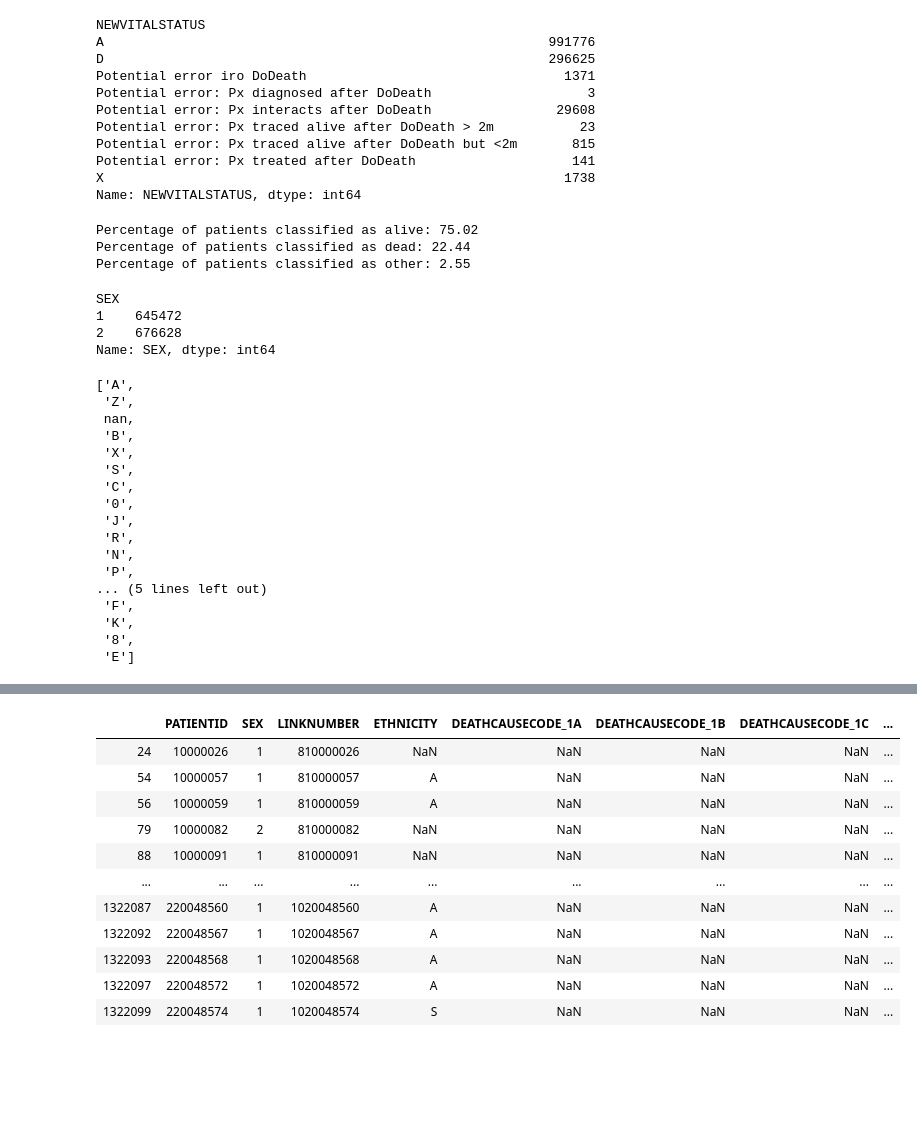
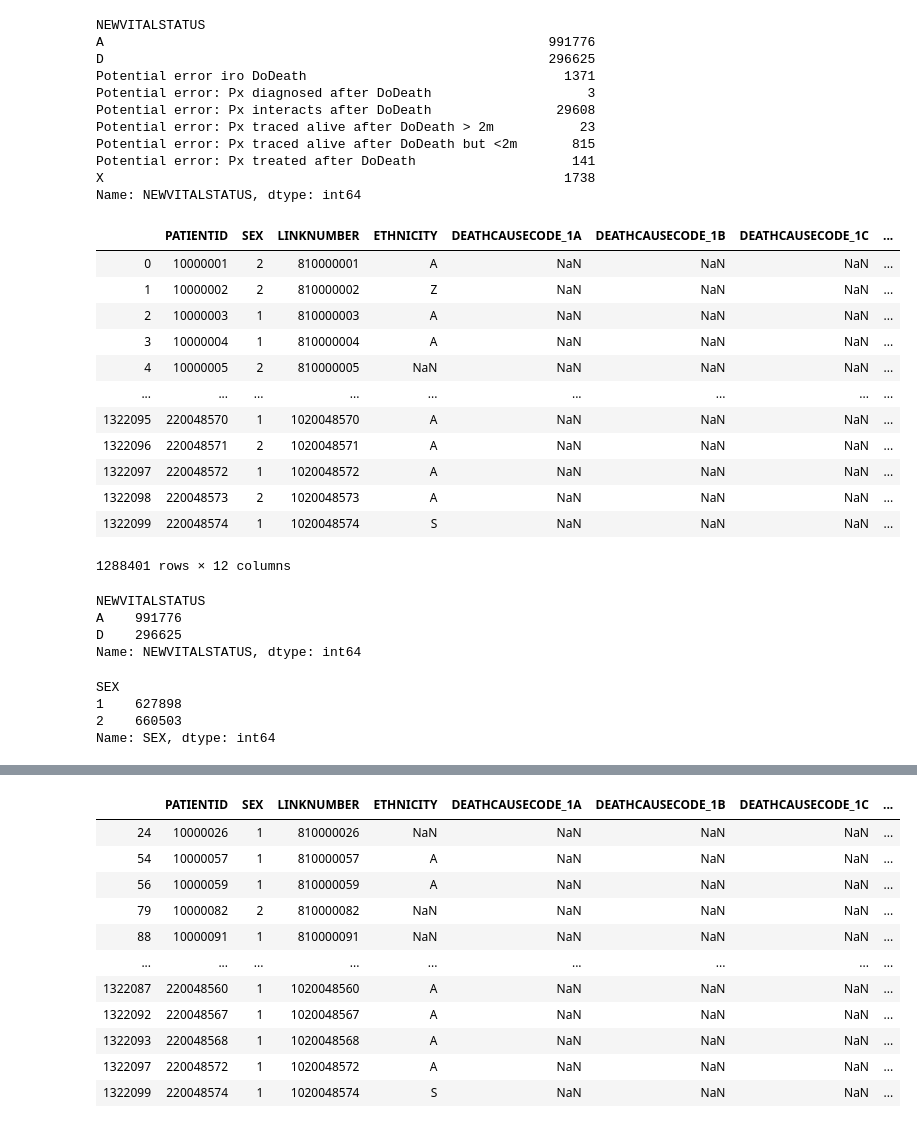
Before and after one commit to ElsaGH/TFM_Elsa_Garcia_Hernandez, a Jupyter notebook: Notebooks/sim_av_patient.ipynb, the cells around one changed output, grey strips where cells are left out. Cells and saved outputs as stored; diff of their text form; code cells hidden in the pictures; blank space fills up the shorter version.

Commit message:
2020-02-10 sim_av_patient - sim_av_tumour

```diff
--- a/Notebooks/sim_av_patient.ipynb
+++ b/Notebooks/sim_av_patient.ipynb
@@ -2,5 +2,7 @@
 import pandas as pd
 import numpy as np
 from zipfile import ZipFile
+# %%
+pd.set_option('display.max_columns', None)
 # %%
 zf = ZipFile('../Data/sim_av_patient.zip')
@@ -138,44 +127,37 @@ Potential error: Px traced alive after DoDeath but <2m       815
 Potential error: Px treated after DoDeath                    141
 X                                                           1738
 Name: NEWVITALSTATUS, dtype: int64
-# %%
-percentage_alive = np.mean(df['NEWVITALSTATUS'] == 'A') * 100
-percentage_dead = np.mean(df['NEWVITALSTATUS'] == 'D') * 100
-percentage_others = np.mean((df['NEWVITALSTATUS'] != 'A') & (df['NEWVITALSTATUS'] != 'D')) * 100
-print("Percentage of patients classified as alive: %.2f" % percentage_alive)
-print("Percentage of patients classified as dead: %.2f" % percentage_dead)
-print("Percentage of patients classified as other: %.2f" % percentage_others)
-# %% [output]
-Percentage of patients classified as alive: 75.02
-Percentage of patients classified as dead: 22.44
-Percentage of patients classified as other: 2.55
+# %%
+df = df.drop(df[(df['NEWVITALSTATUS'] != 'A') & (df['NEWVITALSTATUS'] != 'D')].index)
+df
+# %% [output]
+|  | PATIENTID | SEX | LINKNUMBER | ETHNICITY | DEATHCAUSECODE_1A | DEATHCAUSECODE_1B | DEATHCAUSECODE_1C | ... |
+| 0 | 10000001 | 2 | 810000001 | A | NaN | NaN | NaN | ... |
+| 1 | 10000002 | 2 | 810000002 | Z | NaN | NaN | NaN | ... |
+| 2 | 10000003 | 1 | 810000003 | A | NaN | NaN | NaN | ... |
+| 3 | 10000004 | 1 | 810000004 | A | NaN | NaN | NaN | ... |
+| 4 | 10000005 | 2 | 810000005 | NaN | NaN | NaN | NaN | ... |
+| ... | ... | ... | ... | ... | ... | ... | ... | ... |
+| 1322095 | 220048570 | 1 | 1020048570 | A | NaN | NaN | NaN | ... |
+| 1322096 | 220048571 | 2 | 1020048571 | A | NaN | NaN | NaN | ... |
+| 1322097 | 220048572 | 1 | 1020048572 | A | NaN | NaN | NaN | ... |
+| 1322098 | 220048573 | 2 | 1020048573 | A | NaN | NaN | NaN | ... |
+| 1322099 | 220048574 | 1 | 1020048574 | S | NaN | NaN | NaN | ... |
+1288401 rows × 12 columns
+# %%
+df.groupby('NEWVITALSTATUS')['NEWVITALSTATUS'].count()
+# %% [output]
+NEWVITALSTATUS
+A    991776
+D    296625
+Name: NEWVITALSTATUS, dtype: int64
 # %%
 df.groupby('SEX')['SEX'].count()
 # %% [output]
 SEX
-1    645472
-2    676628
+1    627898
+2    660503
 Name: SEX, dtype: int64
-# %%
-list(df['ETHNICITY'].unique())
-# %% [output]
-['A',
- 'Z',
- nan,
- 'B',
- 'X',
- 'S',
- 'C',
- '0',
- 'J',
- 'R',
- 'N',
- 'P',
-... (5 lines left out)
- 'F',
- 'K',
- '8',
- 'E']
 # %%
 df.groupby('ETHNICITY')['ETHNICITY'].count()
 # %% [output]
```
Also changed, not shown: parts of 33 cells of this notebook, 1 other file.
